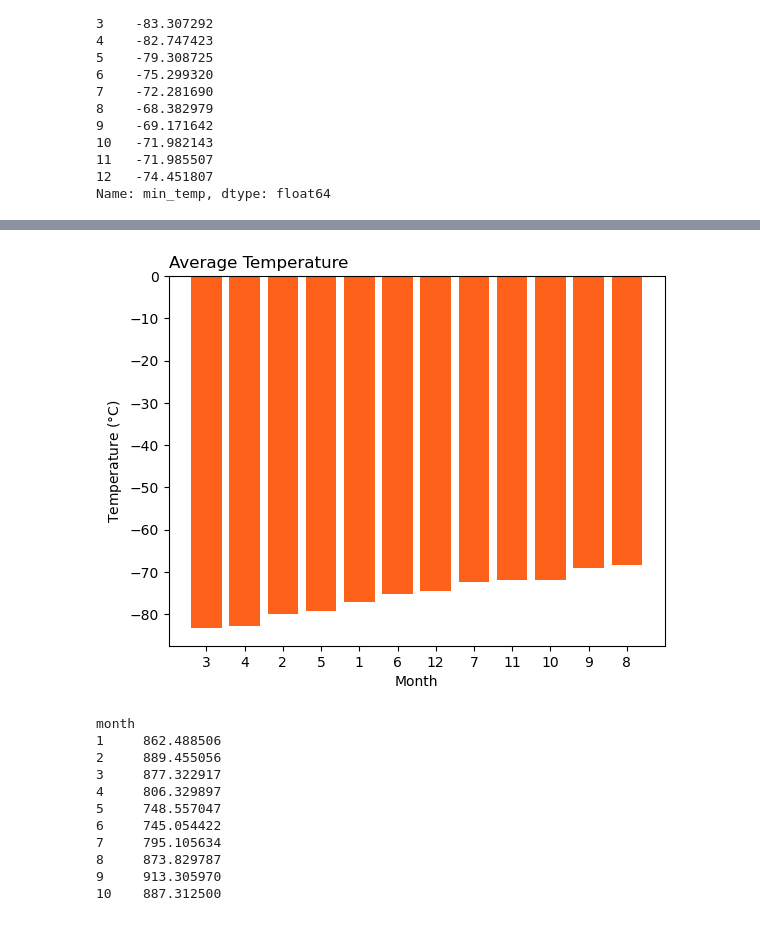
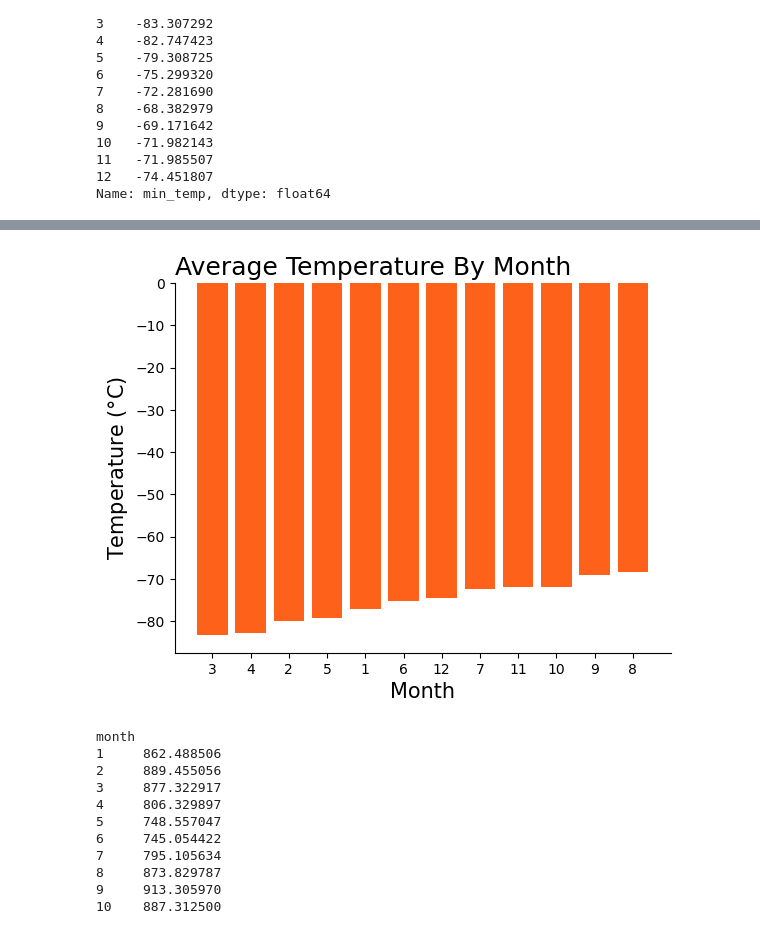
Before and after one commit to dejesusalcala/data-collection-challenge, a Jupyter notebook: code/part_2_mars_weather.ipynb, the cells around one changed output, grey strips where cells are left out. Drawn from its saved outputs; the diff is of its cells as text; code cells hidden in the pictures.

```diff
--- a/code/part_2_mars_weather.ipynb
+++ b/code/part_2_mars_weather.ipynb
@@ -185,7 +153,7 @@ df
 # %%
 # 3. What is the average low temperature by month?
-AverageTemp = df.groupby(by = "month").mean()["min_temp"]
-AverageTemp
+AverageTemperature = df.groupby(by = "month").mean()["min_temp"]
+AverageTemperature
 # %% [output]
 month
 1    -77.160920
@@ -249,0 +172,9 @@ Name: month, dtype: int64
+# %%
+# Create dataframe for figure 1
+
+AverageTemperatureDF = pd.DataFrame({
+    "month": AverageTemperature.index,
+    "ave_temp": AverageTemperature
+})
+
+AverageTemperatureDF
@@ -306,0 +220,4 @@ list(map(str,list(SortedAverageTempDF["month"])))
+# %%
+# Create dataframe for figure 2
+SortedAverageTemperatureDF = AverageTemperatureDF.sort_values("ave_temp")
+SortedAverageTemperatureDF
@@ -307,22 +239,31 @@ list(map(str,list(SortedAverageTempDF["month"])))
 # %%
 # Identify the coldest and hottest months in Curiosity's location
+
+figure2_xlabel = list(map(str,list(SortedAverageTemperatureDF["month"])))
 
 Figure2, Axes2 = plt.subplots()
 
 plt.bar(x = list(range(1,13)),
-        height = SortedAverageTempDF["ave_temp"],
-        data = SortedAverageTempDF,
+        height = SortedAverageTemperatureDF["ave_temp"],
+        data = SortedAverageTemperatureDF,
         color = "#FE621A")
-plt.title(label = "Average Temperature",
+plt.title(label = "Average Temperature By Month",
+          fontsize = 18,
           loc = "left")
 
-plt.xticks(list(range(1,13)), labels = list(map(str,list(SortedAverageTempDF["month"]))))
-plt.xlabel("Month")
-plt.ylabel("Temperature ($\degree$C)")
+
+Axes2.spines["top"].set_visible(False)
+Axes2.spines["right"].set_visible(False)
+
+plt.xticks(list(range(1,13)), labels = figure2_xlabel)
+plt.xlabel(xlabel = "Month",
+           fontsize = 15)
+plt.ylabel(ylabel = "Temperature ($\degree$C)",
+           fontsize = 15)
 
 plt.show()
 # %% [output]
-[figure, old version]
+[figure, new version]
 # %%
 # 4. Average pressure by Martian month
 AveragePressure = df.groupby(by = "month").mean()["pressure"]
```
Also changed, not shown: parts of 18 cells of this notebook, 1 other file.
